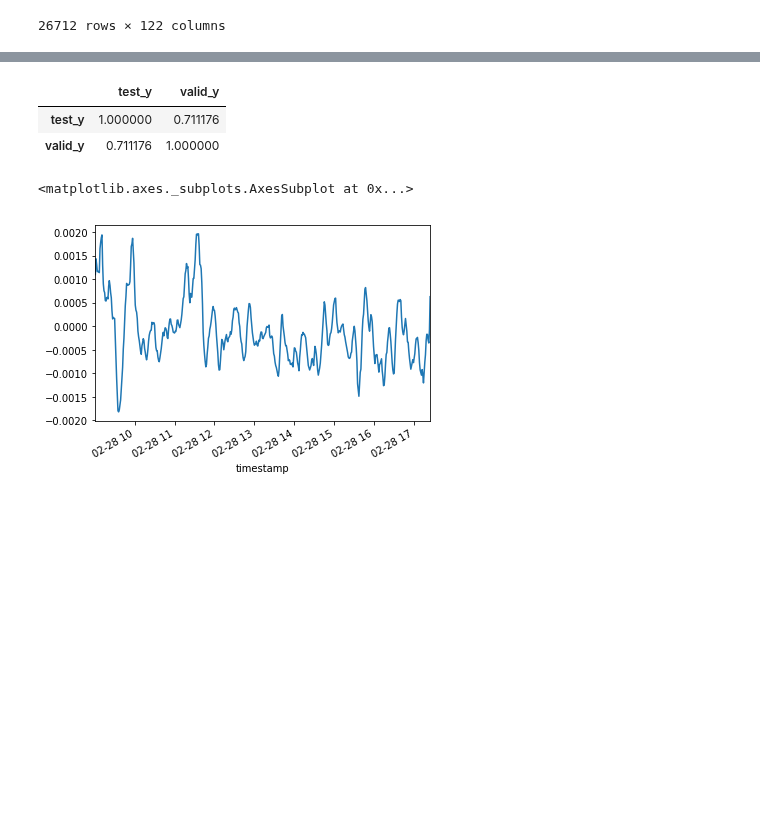
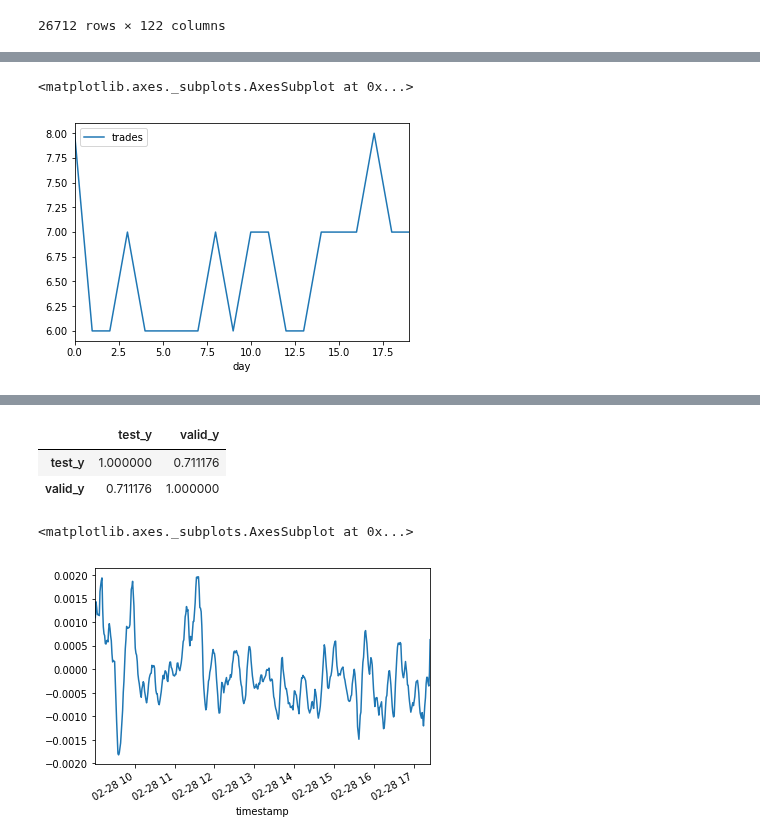
Before and after one commit to smartestrobotdai/download-data, a Jupyter notebook: data-analytics/omx30-lstm.ipynb, the cells around one changed output, grey strips where cells are left out. Drawn from its saved outputs; the diff is of its cells as text; code cells hidden in the pictures; blank space fills up the shorter version.

```diff
--- a/data-analytics/omx30-lstm.ipynb
+++ b/data-analytics/omx30-lstm.ipynb
@@ -463,0 +565,5 @@ my_df
+# %%
+result_df[['day','trades']].plot(x='day')
+# %% [output]
+<matplotlib.axes._subplots.AxesSubplot at 0x...>
+[figure, added]
```
Also changed, not shown: parts of 17 cells of this notebook.
